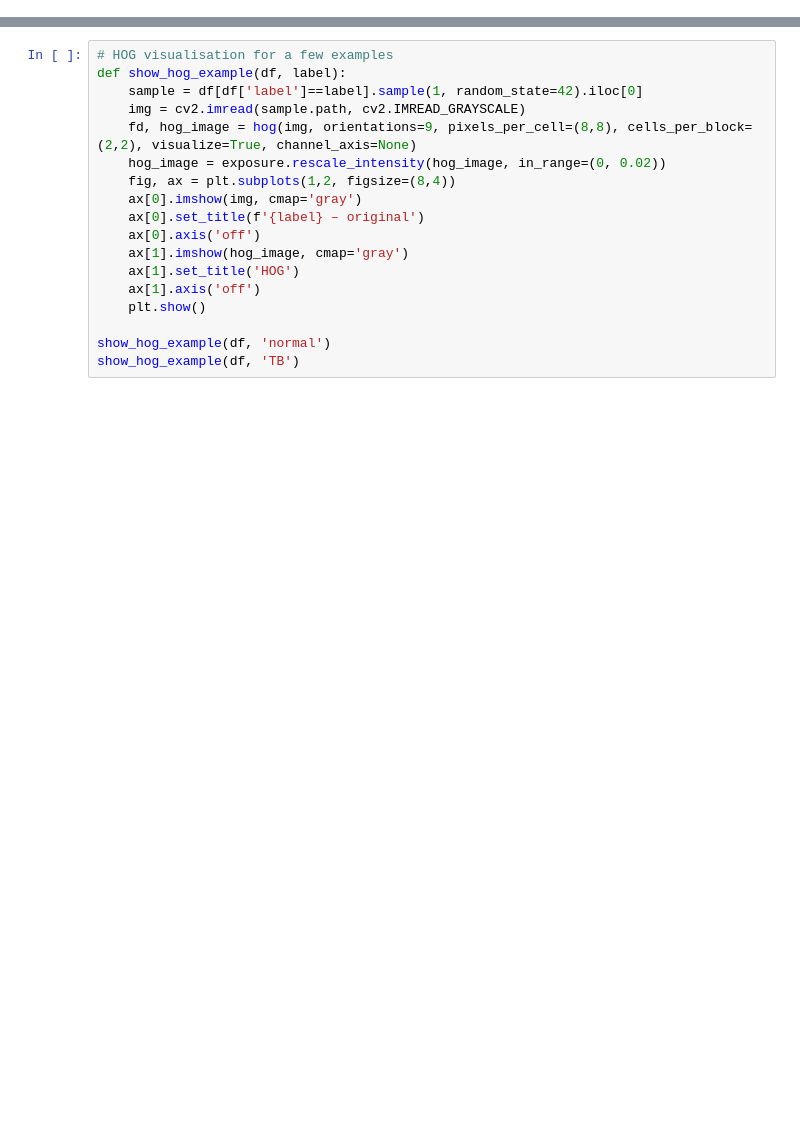
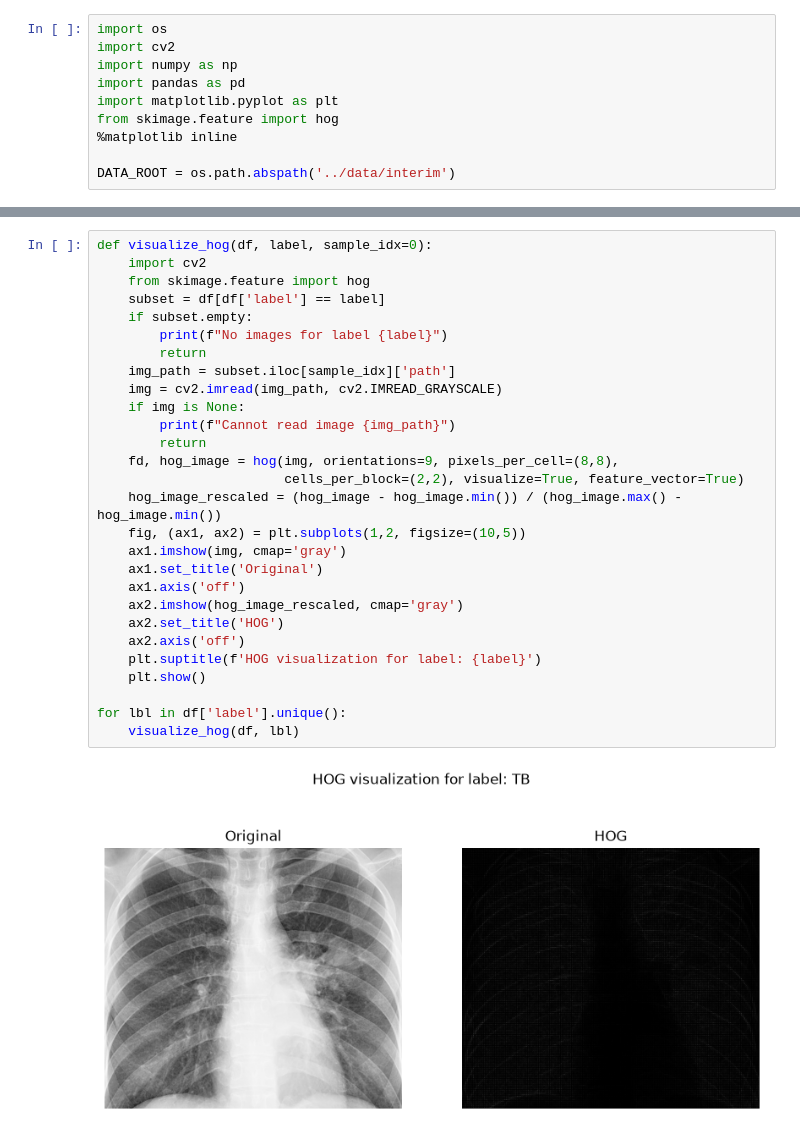
Before and after one commit to RITESH-del/PRJ-1-project, a Jupyter notebook: notebooks/01_data_exploration.ipynb, the cells around one changed output, grey strips where cells are left out. Saved outputs shown, nothing was run; the diff lists cells and outputs as text; blank space fills up the shorter version.

```diff
--- a/notebooks/01_data_exploration.ipynb
+++ b/notebooks/01_data_exploration.ipynb
@@ -73,0 +5,10 @@ plot_histograms(df)
+# %%
+import os
+import cv2
+import numpy as np
+import pandas as pd
+import matplotlib.pyplot as plt
+from skimage.feature import hog
+%matplotlib inline
+
+DATA_ROOT = os.path.abspath('../data/interim')
@@ -74,18 +104,30 @@ plot_histograms(df)
 # %%
-# HOG visualisation for a few examples
-def show_hog_example(df, label):
-    sample = df[df['label']==label].sample(1, random_state=42).iloc[0]
-    img = cv2.imread(sample.path, cv2.IMREAD_GRAYSCALE)
-    fd, hog_image = hog(img, orientations=9, pixels_per_cell=(8,8), cells_per_block=(2,2), visualize=True, channel_axis=None)
-    hog_image = exposure.rescale_intensity(hog_image, in_range=(0, 0.02))
-    fig, ax = plt.subplots(1,2, figsize=(8,4))
-    ax[0].imshow(img, cmap='gray')
-    ax[0].set_title(f'{label} – original')
-    ax[0].axis('off')
-    ax[1].imshow(hog_image, cmap='gray')
-    ax[1].set_title('HOG')
-    ax[1].axis('off')
+def visualize_hog(df, label, sample_idx=0):
+    import cv2
+    from skimage.feature import hog
+    subset = df[df['label'] == label]
+    if subset.empty:
+        print(f"No images for label {label}")
+        return
+    img_path = subset.iloc[sample_idx]['path']
+    img = cv2.imread(img_path, cv2.IMREAD_GRAYSCALE)
+    if img is None:
+        print(f"Cannot read image {img_path}")
+        return
+    fd, hog_image = hog(img, orientations=9, pixels_per_cell=(8,8),
+                        cells_per_block=(2,2), visualize=True, feature_vector=True)
+    hog_image_rescaled = (hog_image - hog_image.min()) / (hog_image.max() - hog_image.min())
+    fig, (ax1, ax2) = plt.subplots(1,2, figsize=(10,5))
+    ax1.imshow(img, cmap='gray')
+    ax1.set_title('Original')
+    ax1.axis('off')
+    ax2.imshow(hog_image_rescaled, cmap='gray')
+    ax2.set_title('HOG')
+    ax2.axis('off')
+    plt.suptitle(f'HOG visualization for label: {label}')
     plt.show()
 
-show_hog_example(df, 'normal')
-show_hog_example(df, 'TB')
+for lbl in df['label'].unique():
+    visualize_hog(df, lbl)
+# %% [output]
+[figure, added]
```
Also changed, not shown: parts of 8 cells of this notebook, 36 other files.
